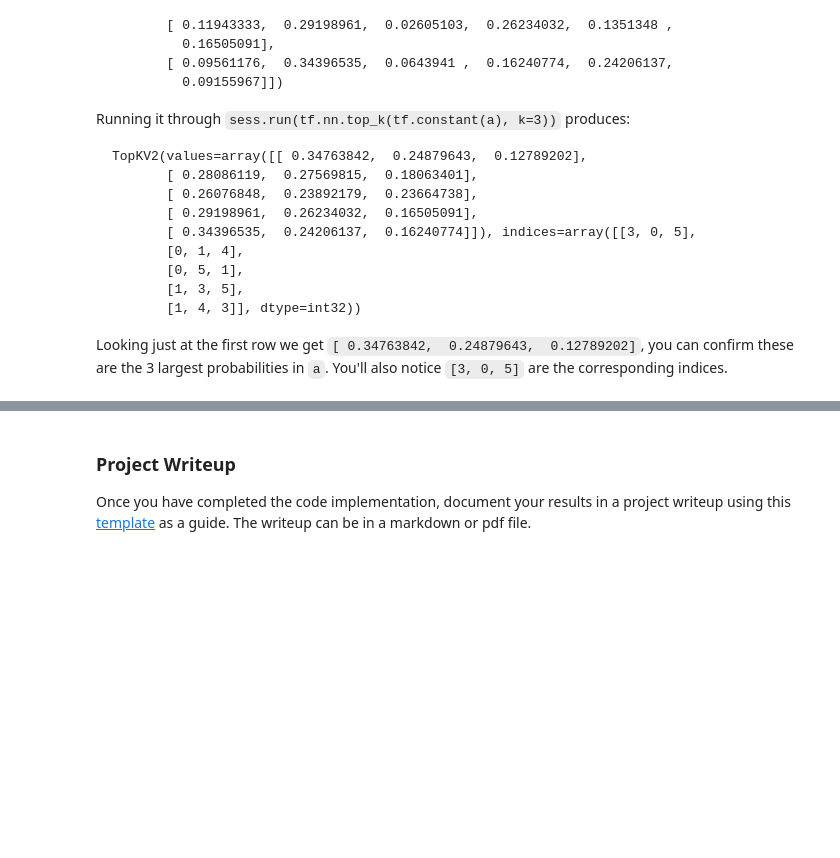
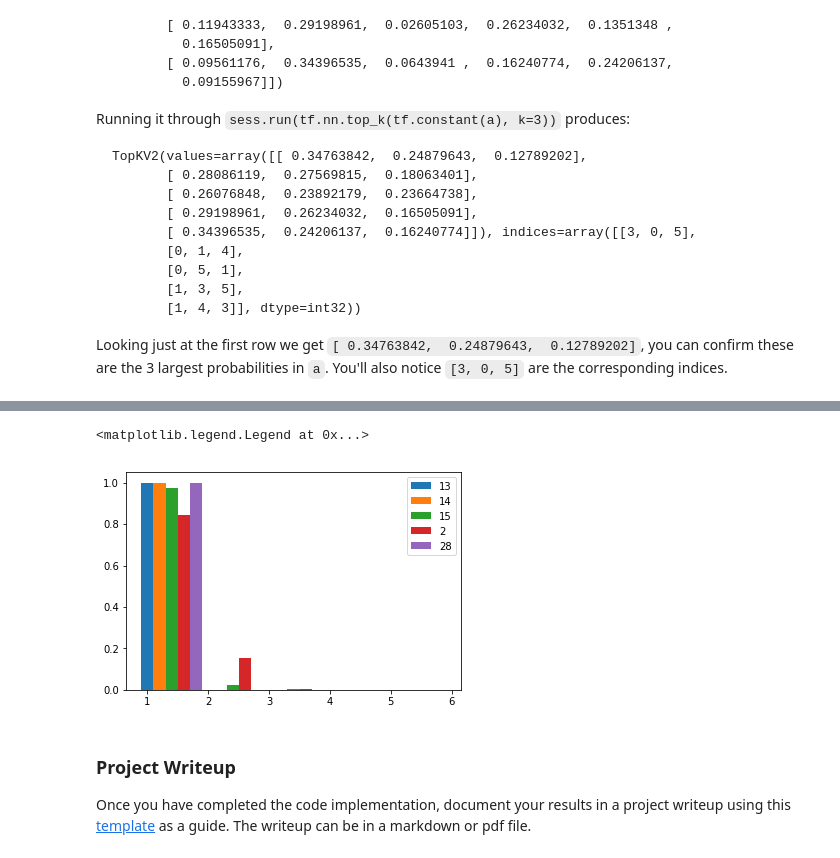
Before and after one commit to stBecker/CarND-Traffic-Sign-Classifier-Project, a Jupyter notebook: Traffic_Sign_Classifier.ipynb, the cells around one changed output, grey strips where cells are left out. Saved outputs shown, nothing was run; the diff lists cells and outputs as text; code cells hidden in the pictures; blank space fills up the shorter version.

```diff
--- a/Traffic_Sign_Classifier.ipynb
+++ b/Traffic_Sign_Classifier.ipynb
@@ -589,5 +932,5 @@ print(X_test2_norm[0][0][0])
 with tf.Session() as sess:
     saver.restore(sess, tf.train.latest_checkpoint('.'))
 
-    y_prime = sess.run(prediction, feed_dict={x: X_test2_norm, y: y_test2})
+    y_prime = sess.run(prediction, feed_dict={x: X_test2_norm, y: y_test2, keep_prob: 1.})
     print(y_prime)
@@ -599,7 +945,7 @@ with tf.Session() as sess:
 with tf.Session() as sess:
     saver.restore(sess, tf.train.latest_checkpoint('.'))
 
-    pred = sess.run(correct_prediction, feed_dict={x: X_test2_norm, y: y_test2})
+    pred = sess.run(correct_prediction, feed_dict={x: X_test2_norm, y: y_test2, keep_prob: 1.})
     print(pred)
     test_accuracy = evaluate(X_test2_norm, y_test2)
     print("Test Accuracy = {:.3f}".format(test_accuracy))
@@ -652,6 +1002,6 @@ top5 = tf.nn.top_k(sm, k=5)
 with tf.Session() as sess:
     saver.restore(sess, tf.train.latest_checkpoint('.'))
 
-    t5 = sess.run(top5, feed_dict={x: X_test2_norm, y: y_test2})
+    t5 = sess.run(top5, feed_dict={x: X_test2_norm, y: y_test2, keep_prob: 1.})
     print(t5)
     print(y_test2)
@@ -658,3 +1025,13 @@ with tf.Session() as sess:
+# %%
+y=t5[0]
+for i, y in enumerate(t5[0]):
+    N = len(y)
+    x = np.arange(1, N+1)
+    plt.bar(x+0.2*i,y, width=0.2)
+plt.legend([13, 14, 15,  2, 28], loc='upper right')
+# %% [output]
+<matplotlib.legend.Legend at 0x...>
+[figure, added]
 # %% [markdown]
 ### Project Writeup
 
```
Also changed, not shown: parts of 54 cells of this notebook, 28 other files.
